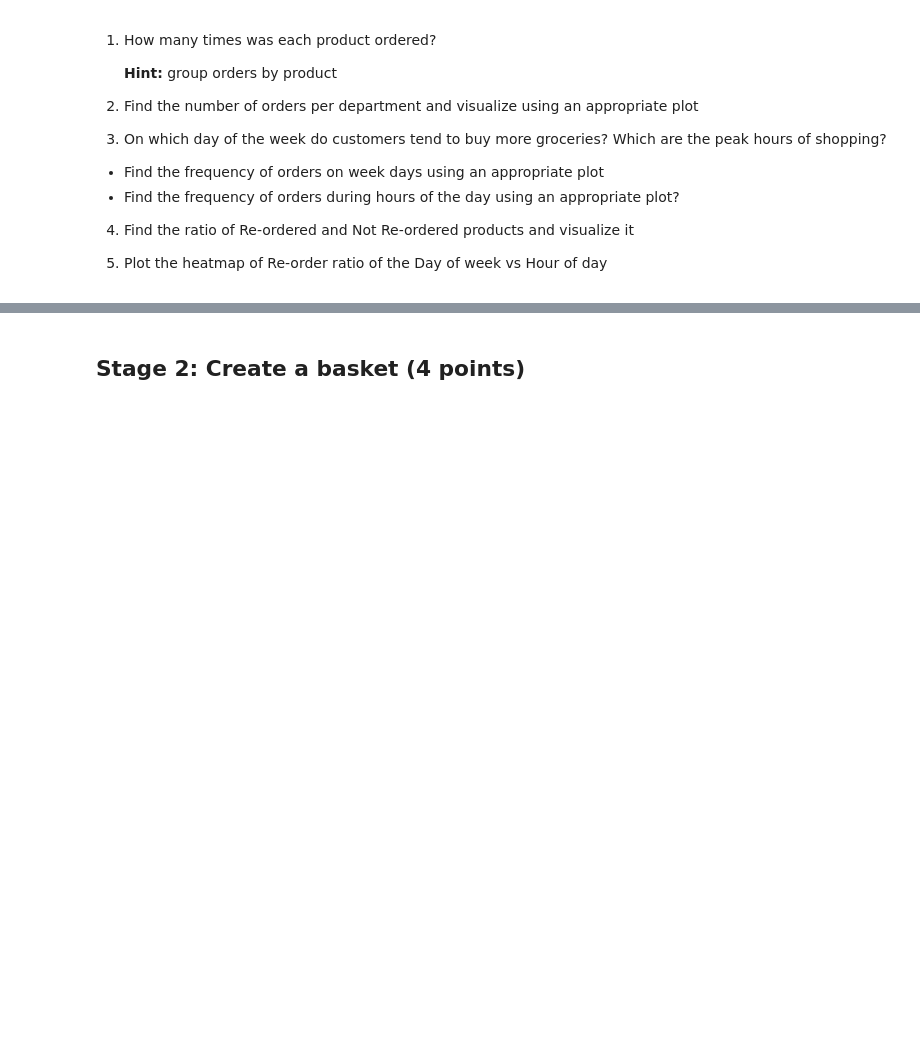
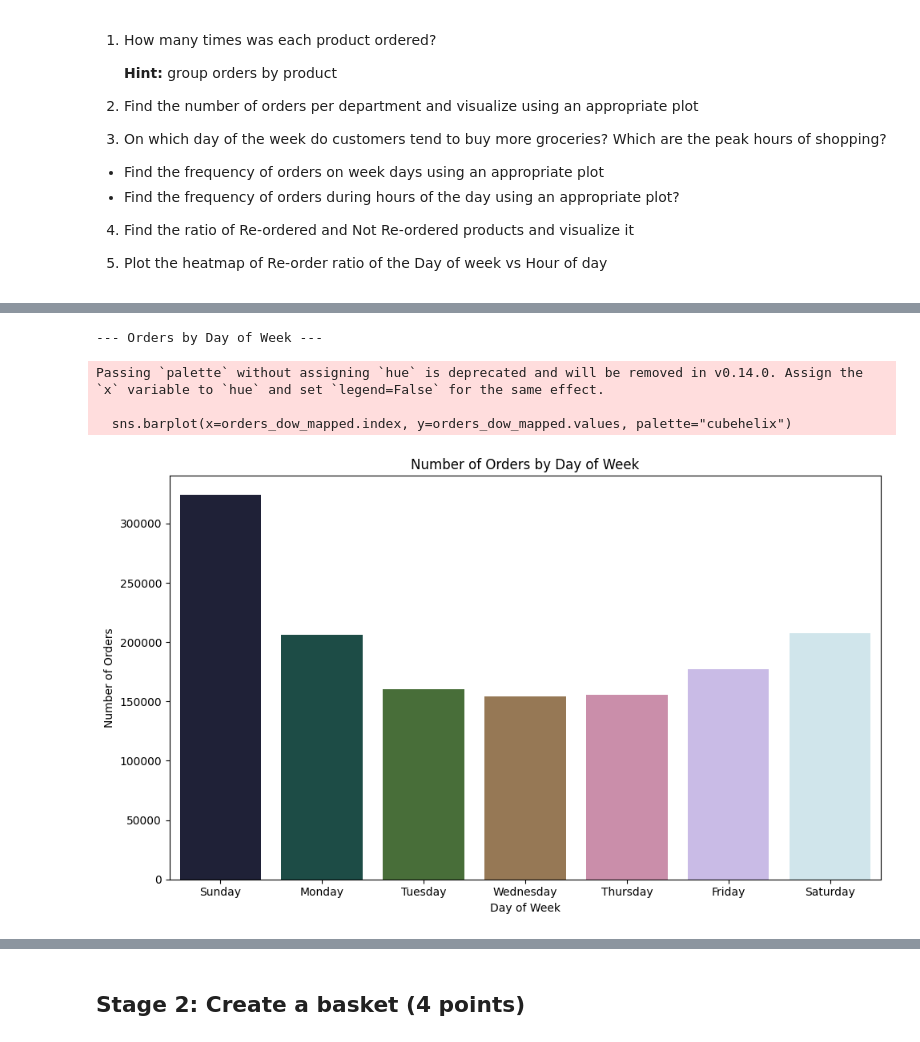
Before and after one commit to rajiv-ranjan/cds-mini-projects, a Jupyter notebook: m8/mp1/M8_NB_MiniProject_1_Market_Basket_Analysis.ipynb, the cells around one changed output, grey strips where cells are left out. Saved outputs shown, nothing was run; the diff lists cells and outputs as text; code cells hidden in the pictures; blank space fills up the shorter version.

```diff
--- a/m8/mp1/M8_NB_MiniProject_1_Market_Basket_Analysis.ipynb
+++ b/m8/mp1/M8_NB_MiniProject_1_Market_Basket_Analysis.ipynb
@@ -62,0 +184,3 @@ Load all the given datasets
+# %%
+aisles = pd.read_csv("Instacart/aisles.csv")
+showBasicInfo([["aisles", aisles]])
@@ -95,0 +409,28 @@ of shopping?
+# %%
+print("\n--- Orders by Day of Week ---")
+orders_dow = orders_denormalized["order_dow"].value_counts().sort_index()
+# Map day of week to names for better readability in plot
+dow_map = {
+    0: "Sunday",
+    1: "Monday",
+    2: "Tuesday",
+    3: "Wednesday",
+    4: "Thursday",
+    5: "Friday",
+    6: "Saturday",
+}
+orders_dow_mapped = orders_dow.rename(index=dow_map)
+
+plt.figure(figsize=(10, 6))
+sns.barplot(x=orders_dow_mapped.index, y=orders_dow_mapped.values, palette="cubehelix")
+plt.title("Number of Orders by Day of Week")
+plt.xlabel("Day of Week")
+plt.ylabel("Number of Orders")
+plt.tight_layout()
+plt.show()
+# %% [output]
+--- Orders by Day of Week ---
+Passing `palette` without assigning `hue` is deprecated and will be removed in v0.14.0. Assign the `x` variable to `hue` and set `legend=False` for the same effect.
+
+  sns.barplot(x=orders_dow_mapped.index, y=orders_dow_mapped.values, palette="cubehelix")
+[figure, added]
```
Also changed, not shown: parts of 29 cells of this notebook, 3 other files.
